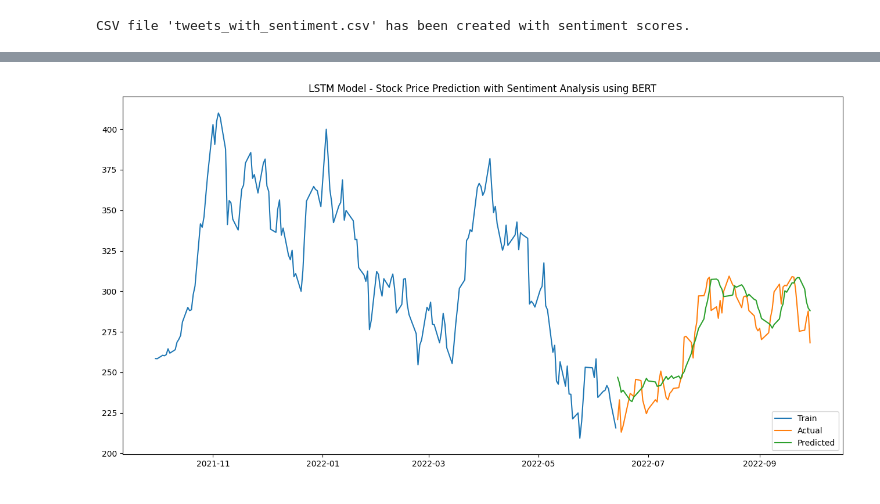
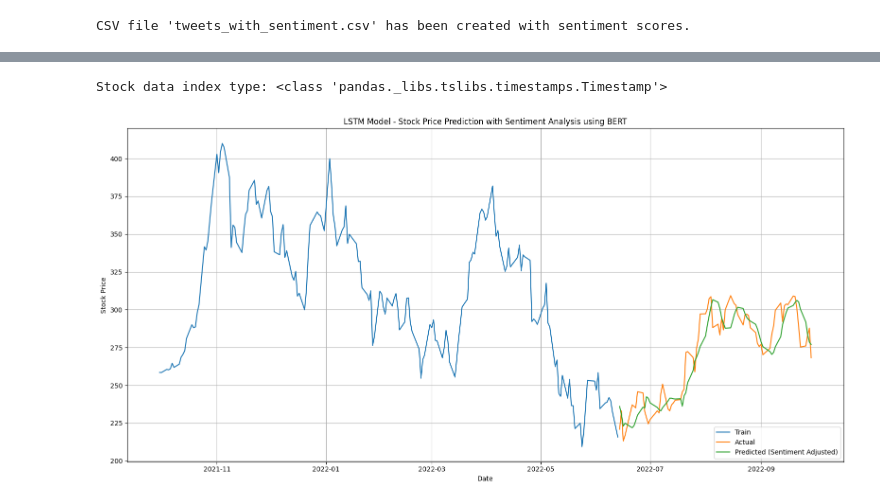
Before and after one commit to dushyant-18/LSTM-w-Sentiment-Analysis, a Jupyter notebook: LSTM_w_Sentiment_Analysis(BERT).ipynb, the cells around one changed output, grey strips where cells are left out. Cells and saved outputs as stored; diff of their text form; code cells hidden in the pictures.

```diff
--- a/LSTM_w_Sentiment_Analysis(BERT).ipynb
+++ b/LSTM_w_Sentiment_Analysis(BERT).ipynb
@@ -319,18 +344,65 @@ adjusted_predictions_df['Date'] = matching_sentiment['Date'].values
 # Set 'Date' as the index
 adjusted_predictions_df.set_index('Date', inplace=True)
 # %%
-# Plot the predictions and actual prices
-train = stock_data[:training_data_len]
-valid = stock_data[training_data_len:]
-# valid['Predictions'] = predictions
+# # Make sure y_test_unscaled and adjusted_predictions are numpy arrays
+# adjusted_predictions = adjusted_predictions.values.flatten()
 
-plt.figure(figsize=(16,8))
-plt.title('LSTM Model - Stock Price Prediction with Sentiment Analysis using BERT')
-plt.plot(train['Close'], label='Train')
-plt.plot(valid['Close'], label='Actual')
-plt.plot(adjusted_predictions_df, label='Predicted')
-plt.legend(loc='lower right')
-plt.show()
+# # Create a clean copy of valid (make sure it matches prediction length)
+# valid = stock_data[training_data_len:].copy()
+# valid = valid.iloc[-len(adjusted_predictions):]  # Align size with predictions
+
+# # Add predictions to valid
+# valid['Predictions'] = adjusted_predictions
+
+# # Plot
+# plt.figure(figsize=(16,8))
+# plt.title('LSTM Model - Stock Price Prediction with Sentiment Analysis using BERT')
+# plt.plot(train['Close'], label='Train')
+# plt.plot(valid['Close'], label='Actual')
+# plt.plot(valid['Predictions'], label='Predicted (Sentiment Adjusted)')
+# plt.legend(loc='lower right')
+# plt.xlabel('Date')
+# plt.ylabel('Stock Price')
+# plt.grid(True)
+# plt.tight_layout()
+# plt.show()
-# %% [output]
-[figure, removed]
+# %%
+# 1. Ensure Date column is datetime if it's a column (not index)
+if 'Date' in stock_data.columns:
+    stock_data['Date'] = pd.to_datetime(stock_data['Date'])
+    stock_data.set_index('Date', inplace=True)
+else:
+    stock_data.index = pd.to_datetime(stock_data.index)
+
+# 2. Sanity check
+print("Stock data index type:", type(stock_data.index[0]))  # Should be <class 'pandas._libs.tslibs.timestamps.Timestamp'>
+
+# 3. Split into training and validation
+train = stock_data.iloc[:training_data_len].copy()     # Should preserve datetime index
+valid = stock_data.iloc[training_data_len:].copy().reset_index()  # Will reset index for merging
+
+# 4. Ensure all date columns are datetime
+valid['Date'] = pd.to_datetime(valid['Date'])
+adjusted_predictions_df = adjusted_predictions_df.reset_index()
+adjusted_predictions_df['Date'] = pd.to_datetime(adjusted_predictions_df['Date'])
+
+# 5. Merge predictions into valid
+valid = pd.merge(valid, adjusted_predictions_df, on='Date', how='inner')
+valid.set_index('Date', inplace=True)
+
+# 6. Final plot
+plt.figure(figsize=(16,8))
+plt.title('LSTM Model - Stock Price Prediction with Sentiment Analysis using BERT')
+plt.plot(train['Close'], label='Train')                        # This should now be correct
+plt.plot(valid['Close'], label='Actual')
+plt.plot(valid['Predictions'], label='Predicted (Sentiment Adjusted)')
+plt.legend(loc='lower right')
+plt.xlabel('Date')
+plt.ylabel('Stock Price')
+plt.grid(True)
+plt.tight_layout()
+plt.show()
+# %% [output]
+Stock data index type: <class 'pandas._libs.tslibs.timestamps.Timestamp'>
+[figure, added]
 # %%
```
Also changed, not shown: parts of 11 cells of this notebook.
